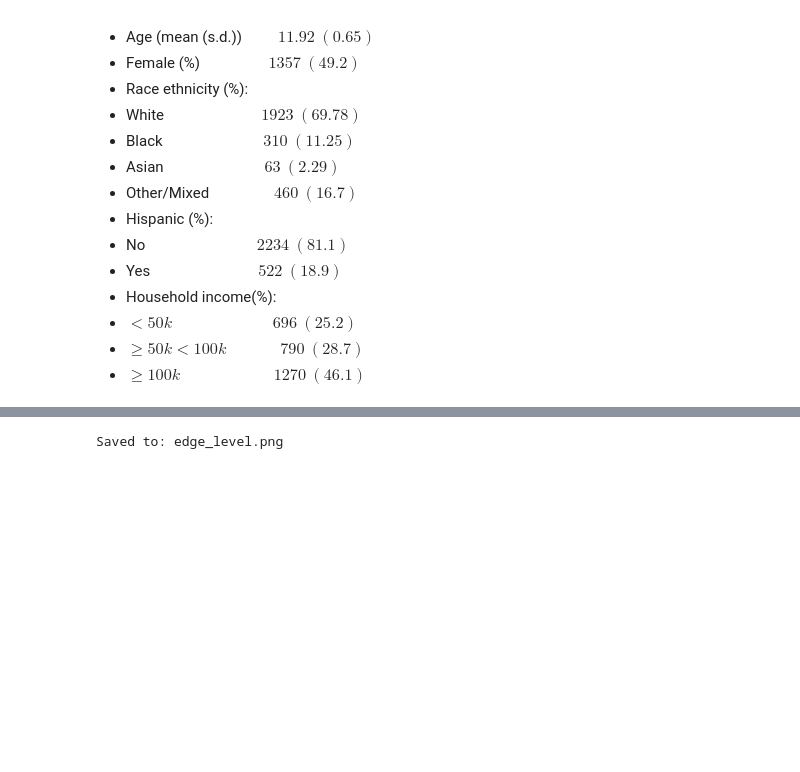
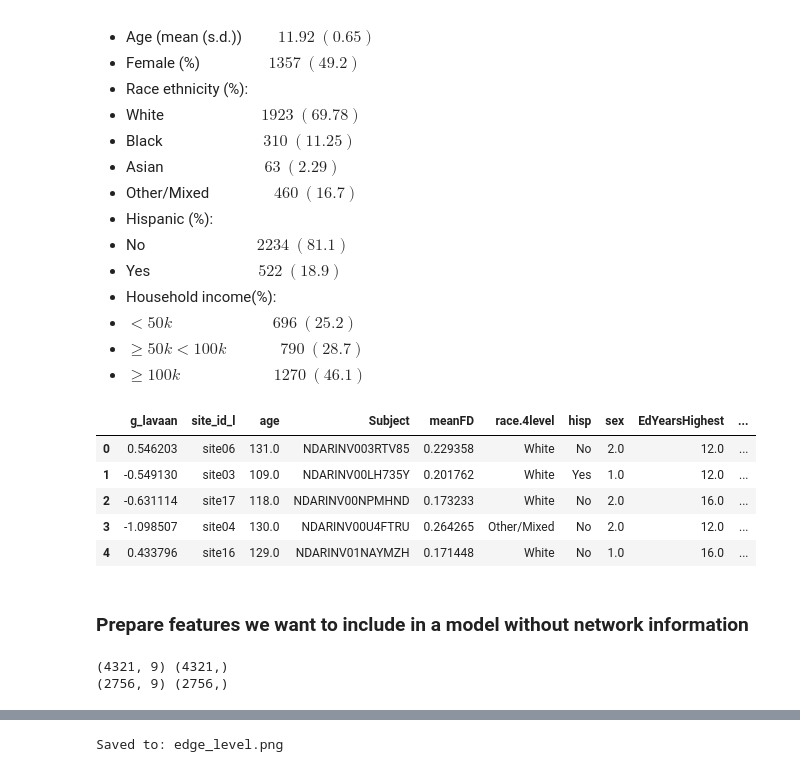
Before and after one commit to lzkostina/frictionless-reproducibility, a Jupyter notebook: notebooks/g_lavaan.ipynb, the cells around one changed output, grey strips where cells are left out. Cells and saved outputs as stored; diff of their text form; code cells hidden in the pictures; blank space fills up the shorter version.

Commit message:
g_lavaan: replace feature extraction cells

```diff
--- a/notebooks/g_lavaan.ipynb
+++ b/notebooks/g_lavaan.ipynb
@@ -79,3 +79,14 @@ Followup subjects: 2756
 * $< 50k ~~~~~~~~~~~~~~~~~~~~~~~~~~~~ 696 ~(25.2)$
 * $ \geq 50k < 100k ~~~~~~~~~~~~~~~ 790 ~(28.7)$
 * $ \geq 100k ~~~~~~~~~~~~~~~~~~~~~~~~~~ 1270 ~(46.1)$
+# %%
+features_B_baseline.head()
+# %% [output]
+|  | g_lavaan | site_id_l | age | Subject | meanFD | race.4level | hisp | sex | EdYearsHighest | ... |
+| 0 | 0.546203 | site06 | 131.0 | NDARINV003RTV85 | 0.229358 | White | No | 2.0 | 12.0 | ... |
+| 1 | -0.549130 | site03 | 109.0 | NDARINV00LH735Y | 0.201762 | White | Yes | 1.0 | 12.0 | ... |
+| 2 | -0.631114 | site17 | 118.0 | NDARINV00NPMHND | 0.173233 | White | No | 2.0 | 16.0 | ... |
+| 3 | -1.098507 | site04 | 130.0 | NDARINV00U4FTRU | 0.264265 | Other/Mixed | No | 2.0 | 12.0 | ... |
+| 4 | 0.433796 | site16 | 129.0 | NDARINV01NAYMZH | 0.171448 | White | No | 1.0 | 16.0 | ... |
+# %% [markdown]
+### Prepare features we want to include in a model without network information
@@ -81,0 +95,9 @@ Followup subjects: 2756
+# %%
+X_baseline_B, y_baseline_B = extract_article_features(features_B_baseline)
+X_followup_B, y_followup_B = extract_article_features(features_B_followup)
+
+print(X_baseline_B.shape, y_baseline_B.shape)
+print(X_followup_B.shape, y_followup_B.shape)
+# %% [output]
+(4321, 9) (4321,)
+(2756, 9) (2756,)
```
Also changed, not shown: parts of 8 cells of this notebook.
